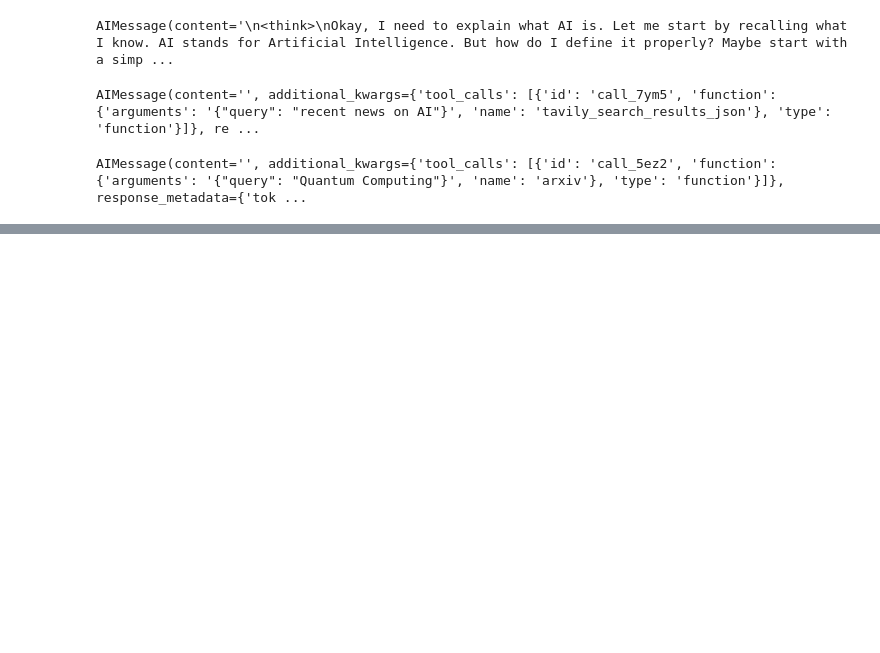
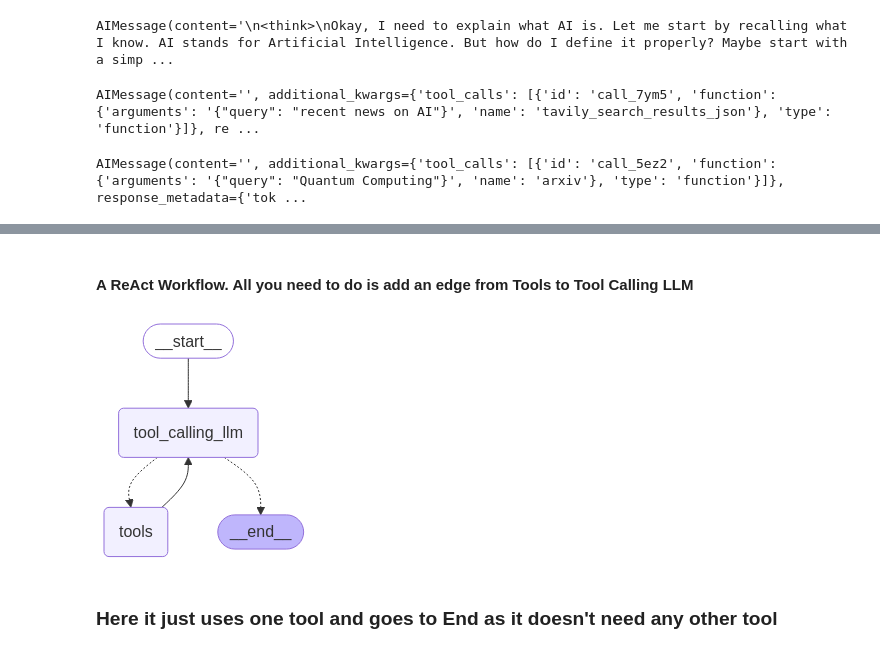
Before and after one commit to shashankpulijala/LangGraph-AI-Agents, a Jupyter notebook: 3-Langraph Tools/chatbotmultipletools.ipynb, the cells around one changed output, grey strips where cells are left out. Cells and saved outputs as stored; diff of their text form; code cells hidden in the pictures; blank space fills up the shorter version.

```diff
--- a/3-Langraph Tools/chatbotmultipletools.ipynb
+++ b/3-Langraph Tools/chatbotmultipletools.ipynb
@@ -81,0 +143,28 @@ class State(TypedDict) :
+# %% [markdown]
+#### A ReAct Workflow. All you need to do is add an edge from Tools to Tool Calling LLM
+# %%
+#Define a function which returns dictionary of messages from llm_with_tools
+
+def tool_calling_llm(state:State):
+    return {"messages" : [llm_with_tools.invoke(state["messages"])]}
+
+# Build graph
+builder = StateGraph(State)
+builder.add_node("tool_calling_llm", tool_calling_llm)
+builder.add_node("tools", ToolNode(tools))
+
+## Edges
+
+builder.add_edge(START, "tool_calling_llm")
+builder.add_conditional_edges("tool_calling_llm",
+                              tools_condition)
+builder.add_edge("tools", "tool_calling_llm")
+#builder.add_edge("tools", END)
+
+#compile and display the graph
+graph = builder.compile()
+display(Image(graph.get_graph().draw_mermaid_png()))
+# %% [output]
+[figure, added]
+# %% [markdown]
+### Here it just uses one tool and goes to End as it doesn't need any other tool
```
Also changed, not shown: parts of 14 cells of this notebook.
